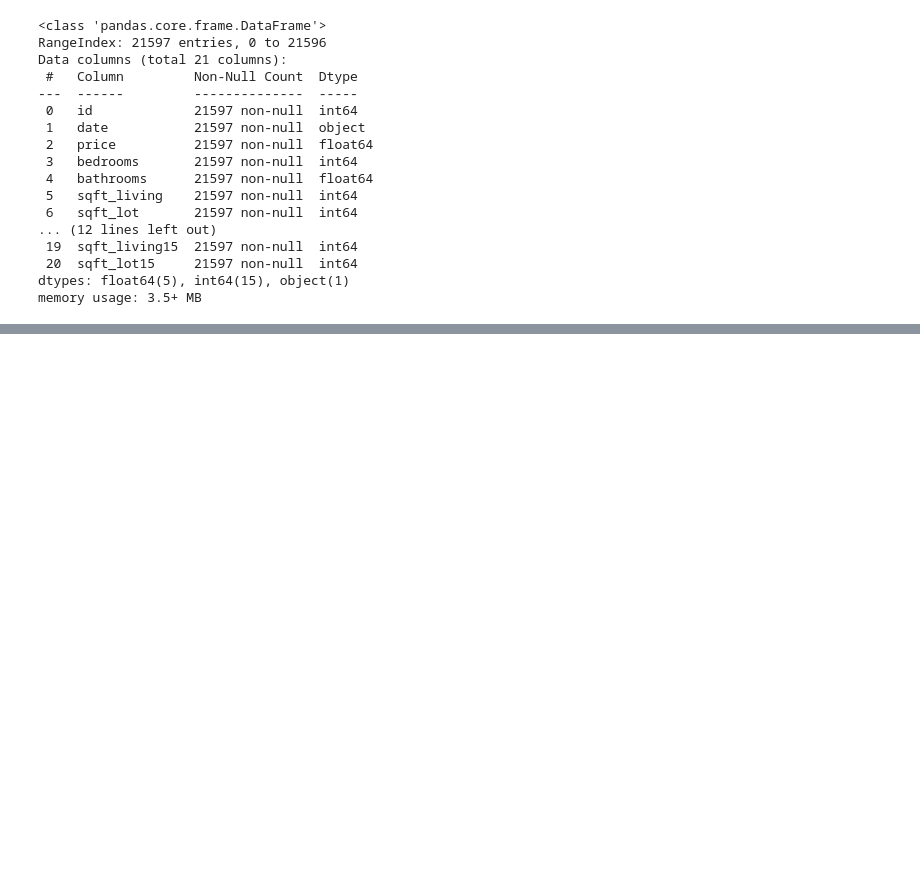
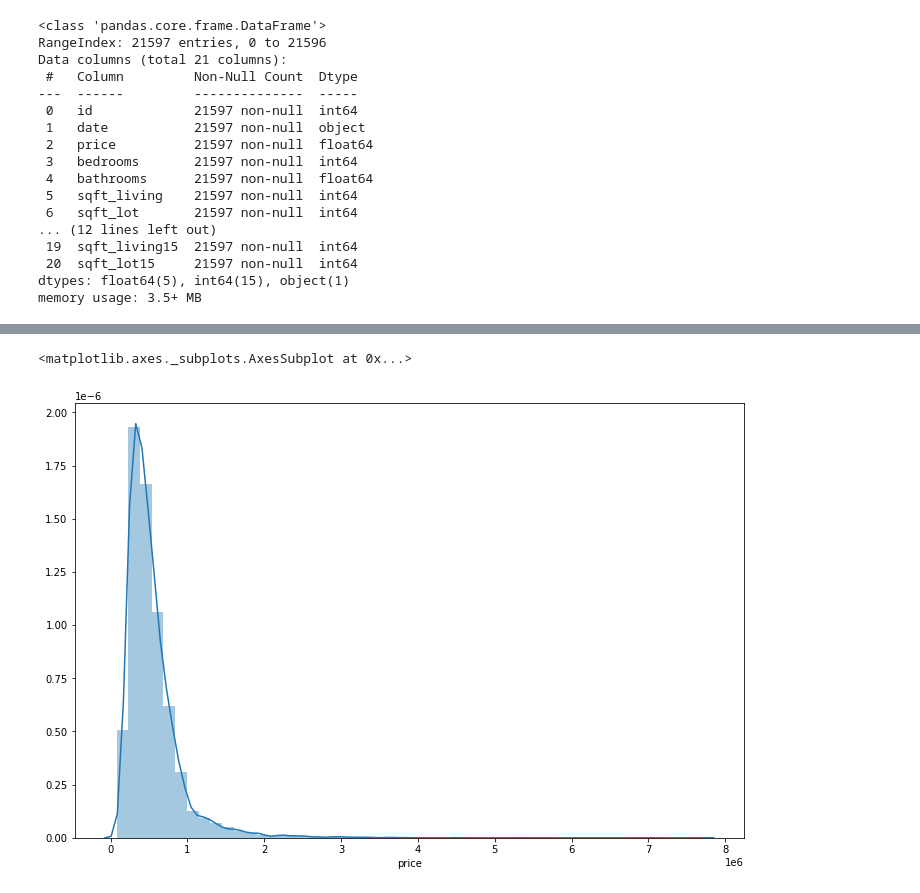
Before and after one commit to Ralph009/DEEP-LEARNING-PRACTISE, a Jupyter notebook: Deep Learning for Linear Reg_Practise.ipynb, the cells around one changed output, grey strips where cells are left out. Saved outputs shown, nothing was run; the diff lists cells and outputs as text; code cells hidden in the pictures; blank space fills up the shorter version.

```diff
--- a/Deep Learning for Linear Reg_Practise.ipynb
+++ b/Deep Learning for Linear Reg_Practise.ipynb
@@ -65,0 +74,6 @@ df.describe()
+# %%
+plt.figure(figsize=(12,8))
+sns.distplot(df['price'])
+# %% [output]
+<matplotlib.axes._subplots.AxesSubplot at 0x...>
+[figure, added]
```
Also changed, not shown: parts of 55 cells of this notebook.
